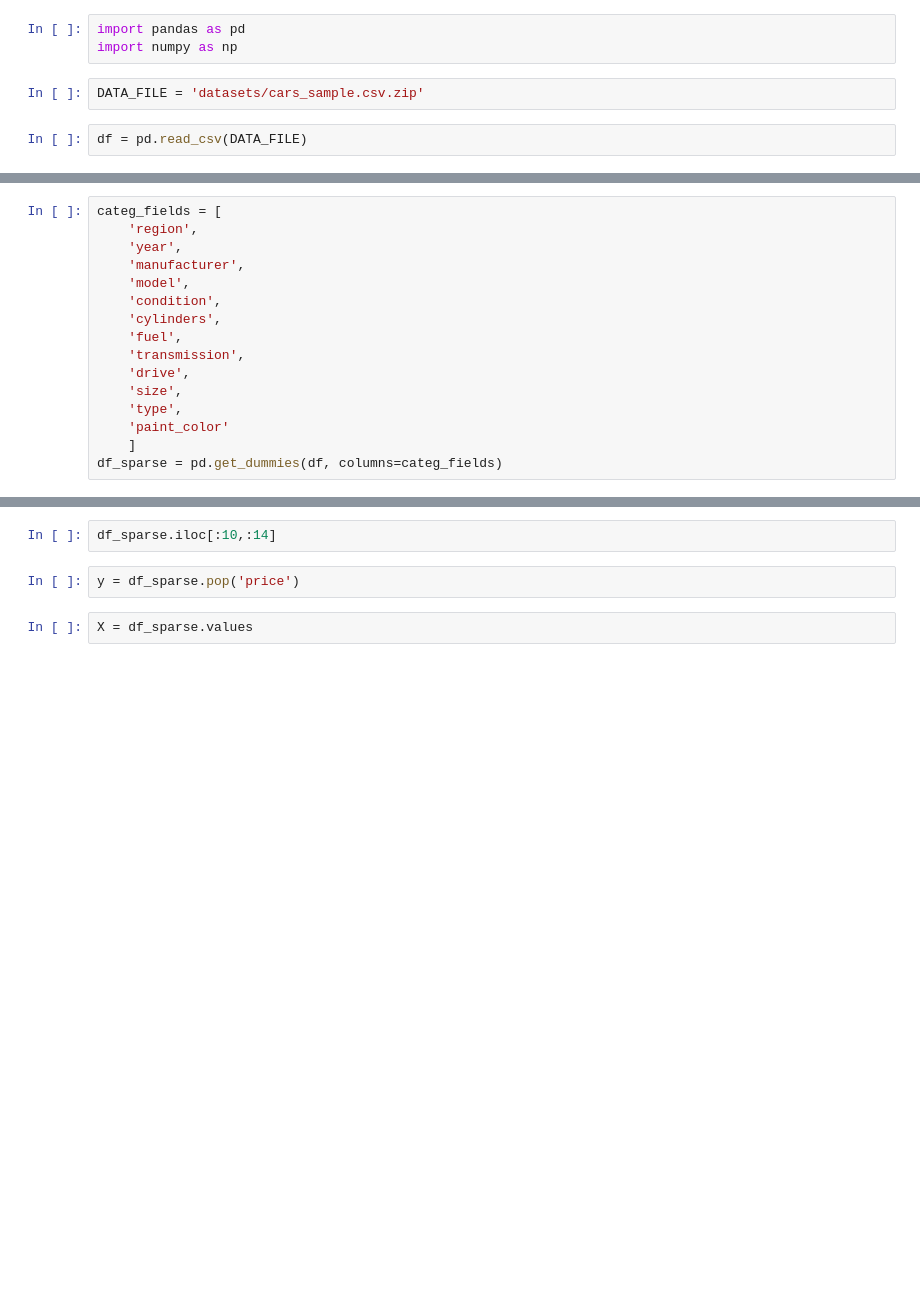
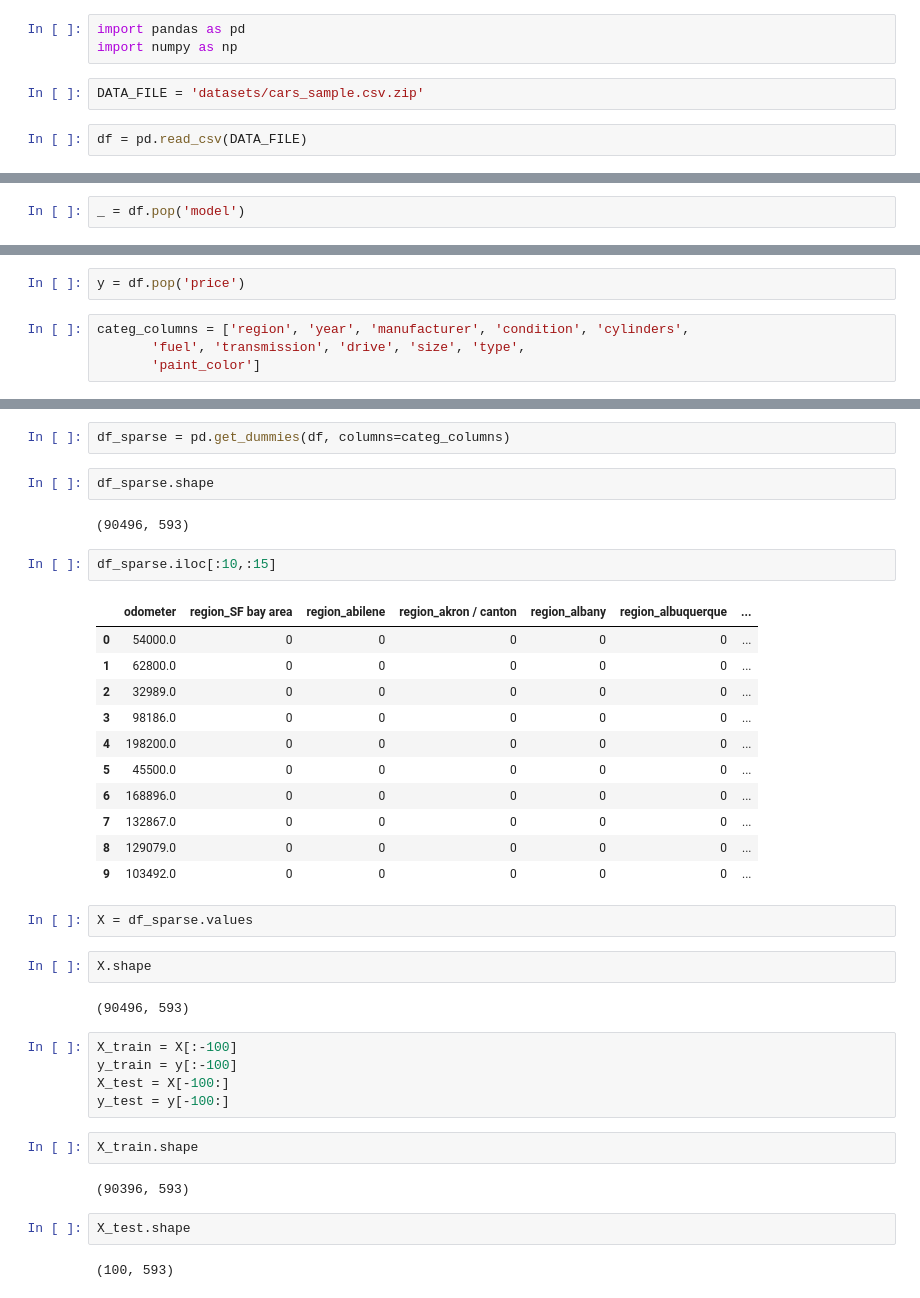
Before and after one commit to Lummetry/CFDS, a Jupyter notebook: seminar_base.ipynb, the cells around one changed output, grey strips where cells are left out. Drawn from its saved outputs; the diff is of its cells as text; blank space fills up the shorter version.

```diff
--- a/seminar_base.ipynb
+++ b/seminar_base.ipynb
@@ -9,0 +109,2 @@ df
+# %%
+_ = df.pop('model')
@@ -10,16 +135,6 @@ df
+# %%
+y = df.pop('price')
 # %%
-categ_fields = [
-    'region',
-    'year',
-    'manufacturer',
-    'model',
-    'condition',
-    'cylinders',
-    'fuel',
-    'transmission',
-    'drive',
-    'size',
-    'type',
-    'paint_color'
-    ]
-df_sparse = pd.get_dummies(df, columns=categ_fields)
+categ_columns = ['region', 'year', 'manufacturer', 'condition', 'cylinders',
+       'fuel', 'transmission', 'drive', 'size', 'type',
+       'paint_color']
@@ -26,7 +152,40 @@ df_sparse = pd.get_dummies(df, columns=categ_fields)
+# %%
+df_sparse = pd.get_dummies(df, columns=categ_columns)
+# %%
+df_sparse.shape
+# %% [output]
+(90496, 593)
 # %%
-df_sparse.iloc[:10,:14]
+df_sparse.iloc[:10,:15]
+# %% [output]
+|  | odometer | region_SF bay area | region_abilene | region_akron / canton | region_albany | region_albuquerque | ... |
+| 0 | 54000.0 | 0 | 0 | 0 | 0 | 0 | ... |
+| 1 | 62800.0 | 0 | 0 | 0 | 0 | 0 | ... |
+| 2 | 32989.0 | 0 | 0 | 0 | 0 | 0 | ... |
+| 3 | 98186.0 | 0 | 0 | 0 | 0 | 0 | ... |
+| 4 | 198200.0 | 0 | 0 | 0 | 0 | 0 | ... |
+| 5 | 45500.0 | 0 | 0 | 0 | 0 | 0 | ... |
+| 6 | 168896.0 | 0 | 0 | 0 | 0 | 0 | ... |
+| 7 | 132867.0 | 0 | 0 | 0 | 0 | 0 | ... |
+| 8 | 129079.0 | 0 | 0 | 0 | 0 | 0 | ... |
+| 9 | 103492.0 | 0 | 0 | 0 | 0 | 0 | ... |
-# %%
-y = df_sparse.pop('price')
 # %%
 X = df_sparse.values
+# %%
+X.shape
+# %% [output]
+(90496, 593)
+# %%
+X_train = X[:-100]
+y_train = y[:-100]
+X_test = X[-100:]
+y_test = y[-100:]
+# %%
+X_train.shape
+# %% [output]
+(90396, 593)
+# %%
+X_test.shape
+# %% [output]
+(100, 593)
 # %%
```
Also changed, not shown: parts of 18 cells of this notebook, 2 other files.
